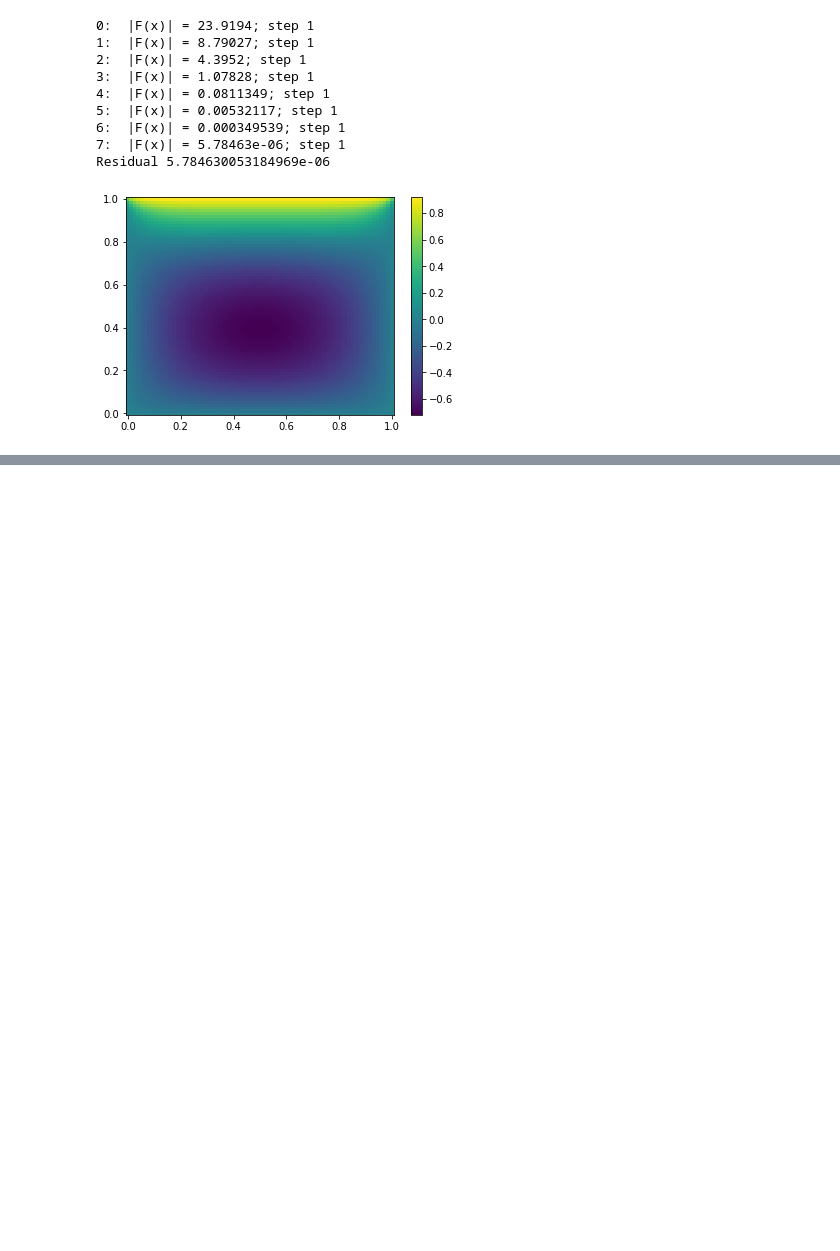
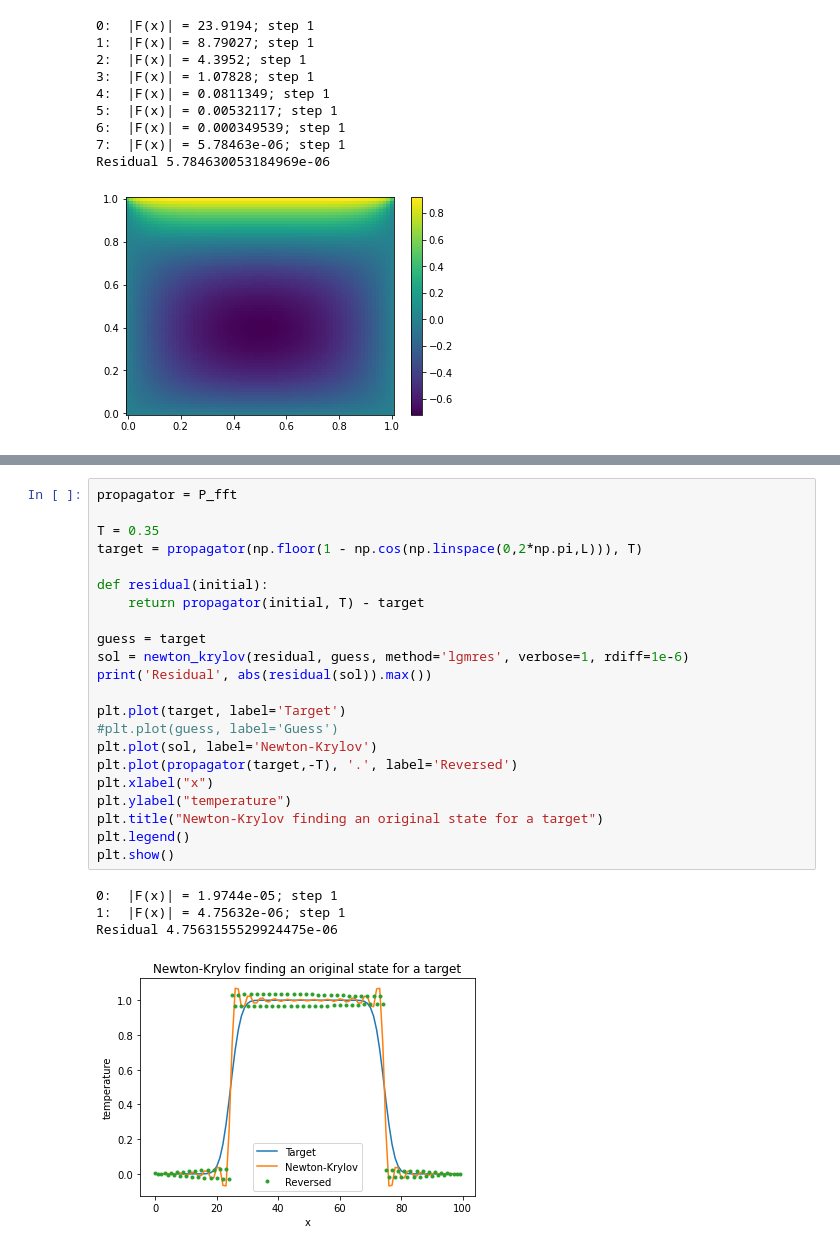
Before and after one commit to KowalskiAnalytics/JAX-RPO-Finding, a Jupyter notebook: gmres.ipynb, the cells around one changed output, grey strips where cells are left out. Saved outputs shown, nothing was run; the diff lists cells and outputs as text; blank space fills up the shorter version.

```diff
--- a/gmres.ipynb
+++ b/gmres.ipynb
@@ -126 +172,28 @@ plt.show()
+# %%
+propagator = P_fft
+
+T = 0.35
+target = propagator(np.floor(1 - np.cos(np.linspace(0,2*np.pi,L))), T)
+
+def residual(initial):
+    return propagator(initial, T) - target
+
+guess = target
+sol = newton_krylov(residual, guess, method='lgmres', verbose=1, rdiff=1e-6)
+print('Residual', abs(residual(sol)).max())
+
+plt.plot(target, label='Target')
+#plt.plot(guess, label='Guess')
+plt.plot(sol, label='Newton-Krylov')
+plt.plot(propagator(target,-T), '.', label='Reversed')
+plt.xlabel("x")
+plt.ylabel("temperature")
+plt.title("Newton-Krylov finding an original state for a target")
+plt.legend()
+plt.show()
+# %% [output]
+0:  |F(x)| = 1.9744e-05; step 1
+1:  |F(x)| = 4.75632e-06; step 1
+Residual 4.7563155529924475e-06
+[figure, added]
 # %%
```
Also changed, not shown: parts of 7 cells of this notebook, 1 other file.
